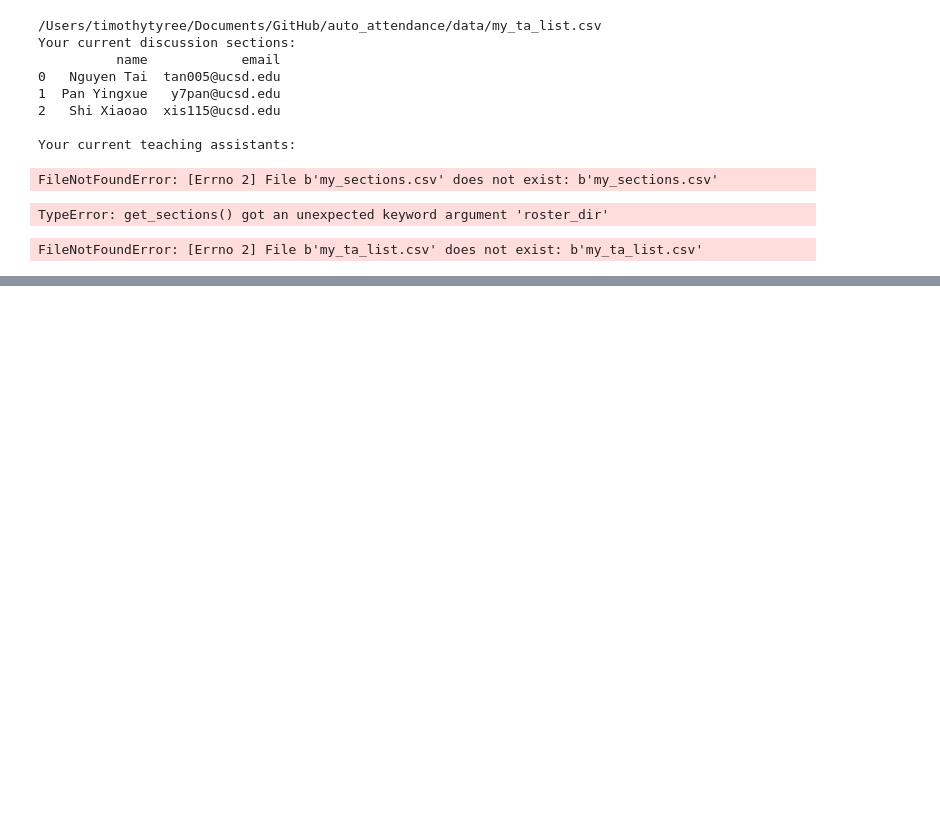
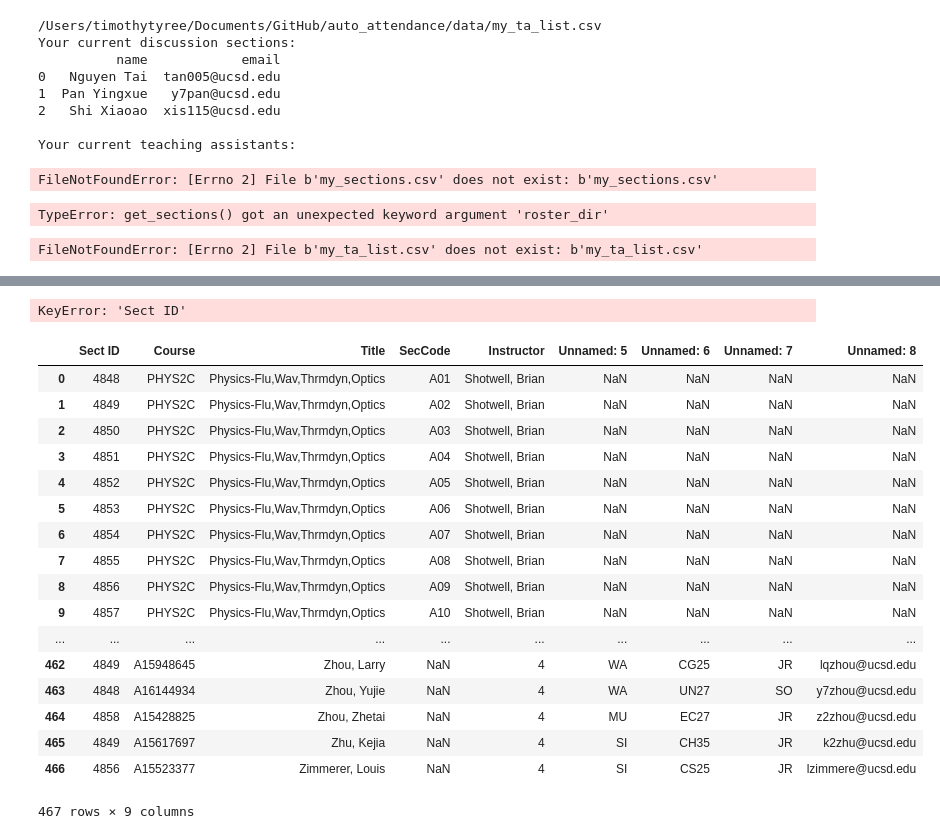
Before and after one commit to timtyree/auto_attendance, a Jupyter notebook: python/dev.ipynb, the cells around one changed output, grey strips where cells are left out. Cells and saved outputs as stored; diff of their text form; code cells hidden in the pictures; blank space fills up the shorter version.

```diff
--- a/python/dev.ipynb
+++ b/python/dev.ipynb
@@ -223,0 +245,5 @@ FileNotFoundError: [Errno 2] File b'my_ta_list.csv' does not exist: b'my_ta_list
+# %%
+import os
+os.chdir('data/input/from_Student_Roster/')
+roster_dir = "RosterApr6_2.xlsx"
+!ls
@@ -223,0 +252,2 @@ FileNotFoundError: [Errno 2] File b'my_ta_list.csv' does not exist: b'my_ta_list
+# %%
+df = pd.read_excel(roster_dir, skiprows=14)
@@ -223,0 +263,25 @@ FileNotFoundError: [Errno 2] File b'my_ta_list.csv' does not exist: b'my_ta_list
+# %%
+df[df['Sect ID']==4850][['Student','Unnamed: 8']]
+# %% [output]
+KeyError: 'Sect ID'
+# %%
+df
+# %% [output]
+|  | Sect ID | Course | Title | SecCode | Instructor | Unnamed: 5 | Unnamed: 6 | Unnamed: 7 | Unnamed: 8 |
+| 0 | 4848 | PHYS2C | Physics-Flu,Wav,Thrmdyn,Optics | A01 | Shotwell, Brian | NaN | NaN | NaN | NaN |
+| 1 | 4849 | PHYS2C | Physics-Flu,Wav,Thrmdyn,Optics | A02 | Shotwell, Brian | NaN | NaN | NaN | NaN |
+| 2 | 4850 | PHYS2C | Physics-Flu,Wav,Thrmdyn,Optics | A03 | Shotwell, Brian | NaN | NaN | NaN | NaN |
+| 3 | 4851 | PHYS2C | Physics-Flu,Wav,Thrmdyn,Optics | A04 | Shotwell, Brian | NaN | NaN | NaN | NaN |
+| 4 | 4852 | PHYS2C | Physics-Flu,Wav,Thrmdyn,Optics | A05 | Shotwell, Brian | NaN | NaN | NaN | NaN |
+| 5 | 4853 | PHYS2C | Physics-Flu,Wav,Thrmdyn,Optics | A06 | Shotwell, Brian | NaN | NaN | NaN | NaN |
+| 6 | 4854 | PHYS2C | Physics-Flu,Wav,Thrmdyn,Optics | A07 | Shotwell, Brian | NaN | NaN | NaN | NaN |
+| 7 | 4855 | PHYS2C | Physics-Flu,Wav,Thrmdyn,Optics | A08 | Shotwell, Brian | NaN | NaN | NaN | NaN |
+| 8 | 4856 | PHYS2C | Physics-Flu,Wav,Thrmdyn,Optics | A09 | Shotwell, Brian | NaN | NaN | NaN | NaN |
+| 9 | 4857 | PHYS2C | Physics-Flu,Wav,Thrmdyn,Optics | A10 | Shotwell, Brian | NaN | NaN | NaN | NaN |
+| ... | ... | ... | ... | ... | ... | ... | ... | ... | ... |
+| 462 | 4849 | A15948645 | Zhou, Larry | NaN | 4 | WA | CG25 | JR | lqzhou@ucsd.edu |
+| 463 | 4848 | A16144934 | Zhou, Yujie | NaN | 4 | WA | UN27 | SO | y7zhou@ucsd.edu |
+| 464 | 4858 | A15428825 | Zhou, Zhetai | NaN | 4 | MU | EC27 | JR | z2zhou@ucsd.edu |
+| 465 | 4849 | A15617697 | Zhu, Kejia | NaN | 4 | SI | CH35 | JR | k2zhu@ucsd.edu |
+| 466 | 4856 | A15523377 | Zimmerer, Louis | NaN | 4 | SI | CS25 | JR | lzimmere@ucsd.edu |
+467 rows × 9 columns
```
Also changed, not shown: parts of 9 cells of this notebook, 4 other files.
